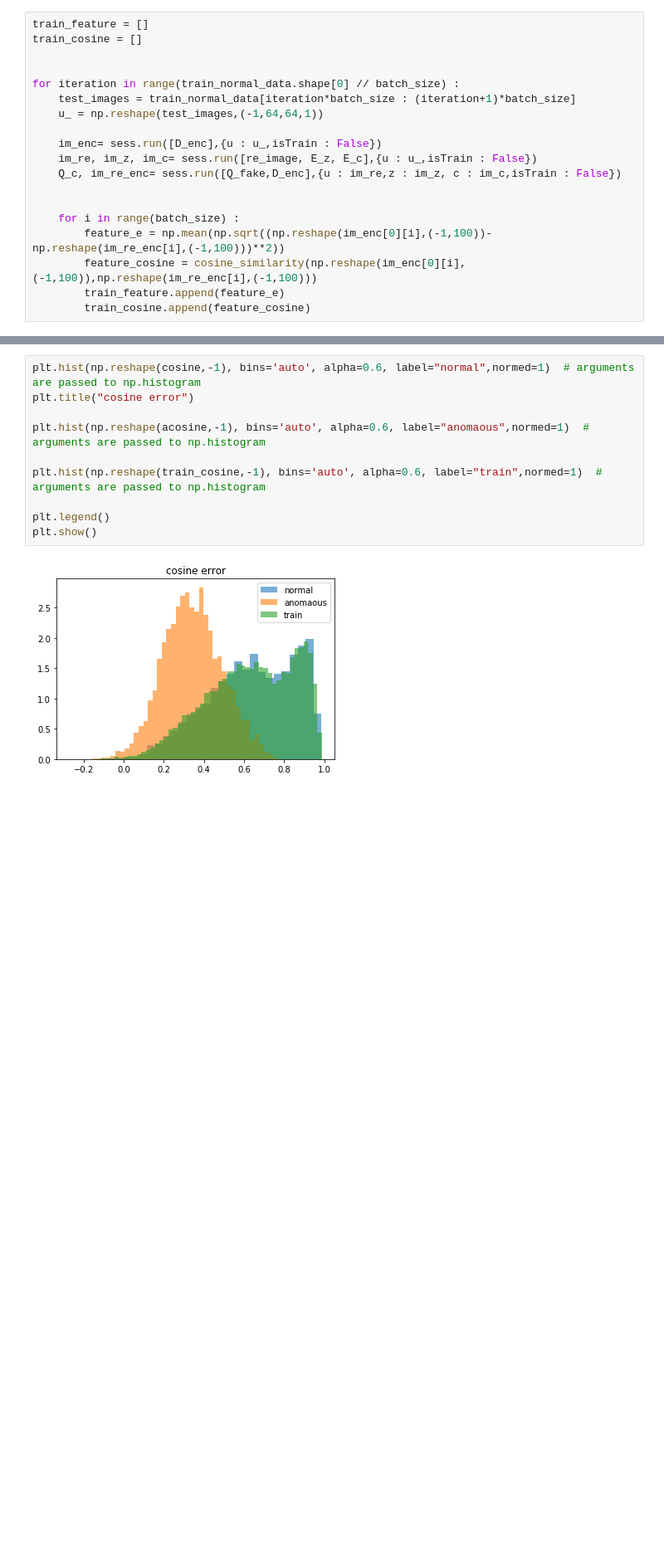
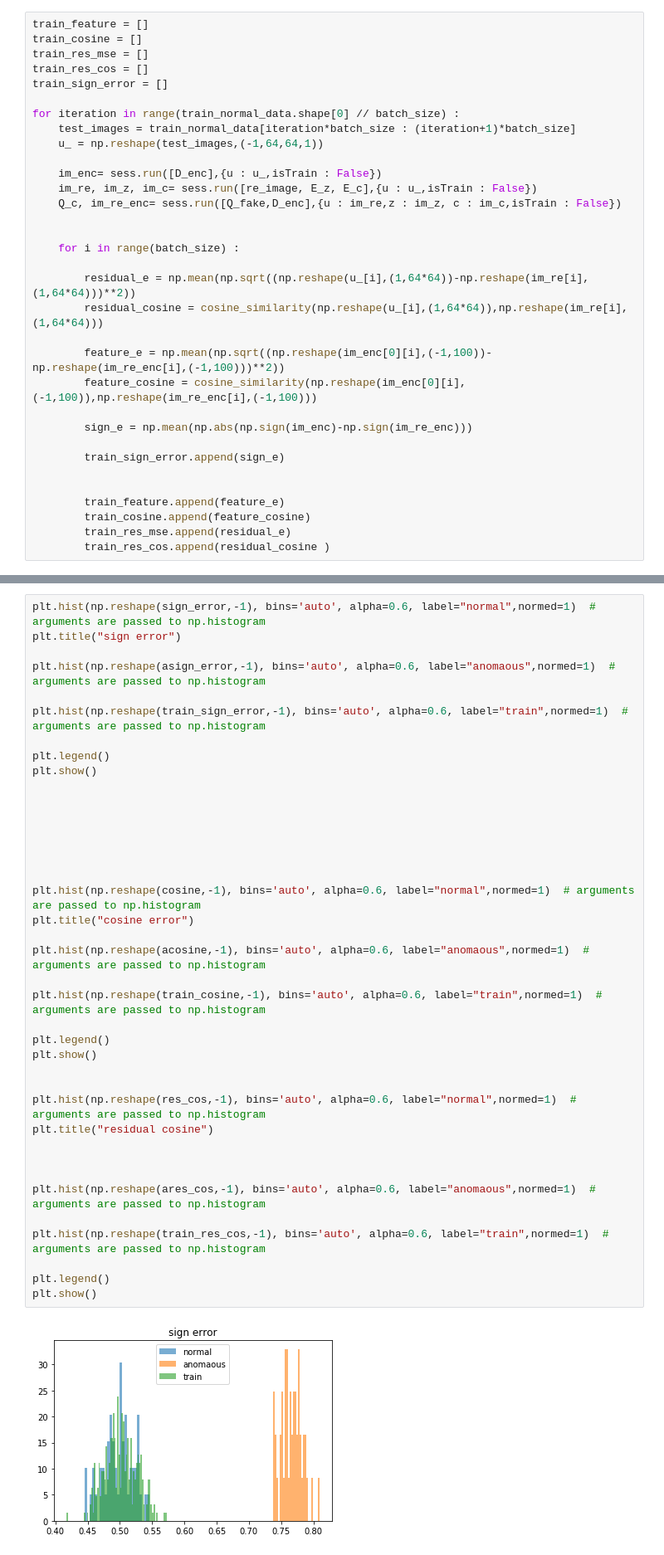
Before and after one commit to kangheeyong/2018-1-Deep-Learing-pc1, a Jupyter notebook: 2018-2/for_19411/heeyong4/test_2_BE_infoGANs_for_FD.ipynb, the cells around one changed output, grey strips where cells are left out. Shown at 83% size. Cells and saved outputs as stored; diff of their text form; blank space fills up the shorter version.

```diff
--- a/2018-2/for_19411/heeyong4/test_2_BE_infoGANs_for_FD.ipynb
+++ b/2018-2/for_19411/heeyong4/test_2_BE_infoGANs_for_FD.ipynb
@@ -278,7 +290,9 @@ for iteration in range(test_anomalous_data.shape[0] // batch_size) :
 # %%
 train_feature = []
 train_cosine = []
-
+train_res_mse = []
+train_res_cos = []
+train_sign_error = []
 
 for iteration in range(train_normal_data.shape[0] // batch_size) :
     test_images = train_normal_data[iteration*batch_size : (iteration+1)*batch_size]
@@ -290,9 +304,21 @@ for iteration in range(train_normal_data.shape[0] // batch_size) :
 
 
     for i in range(batch_size) :
+
+        residual_e = np.mean(np.sqrt((np.reshape(u_[i],(1,64*64))-np.reshape(im_re[i],(1,64*64)))**2))
+        residual_cosine = cosine_similarity(np.reshape(u_[i],(1,64*64)),np.reshape(im_re[i],(1,64*64)))
+
         feature_e = np.mean(np.sqrt((np.reshape(im_enc[0][i],(-1,100))-np.reshape(im_re_enc[i],(-1,100)))**2))
         feature_cosine = cosine_similarity(np.reshape(im_enc[0][i],(-1,100)),np.reshape(im_re_enc[i],(-1,100)))
+
+        sign_e = np.mean(np.abs(np.sign(im_enc)-np.sign(im_re_enc)))
+
+        train_sign_error.append(sign_e)
+
+
         train_feature.append(feature_e)
         train_cosine.append(feature_cosine)
+        train_res_mse.append(residual_e)
+        train_res_cos.append(residual_cosine )
 # %%
 
@@ -316,12 +419,41 @@ plt.show()
 # %%
+plt.hist(np.reshape(sign_error,-1), bins='auto', alpha=0.6, label="normal",normed=1)  # arguments are passed to np.histogram
+plt.title("sign error")
+
+plt.hist(np.reshape(asign_error,-1), bins='auto', alpha=0.6, label="anomaous",normed=1)  # arguments are passed to np.histogram
+
+plt.hist(np.reshape(train_sign_error,-1), bins='auto', alpha=0.6, label="train",normed=1)  # arguments are passed to np.histogram
+
+plt.legend()
+plt.show()
+
+
+
+
+
+
+
 plt.hist(np.reshape(cosine,-1), bins='auto', alpha=0.6, label="normal",normed=1)  # arguments are passed to np.histogram
 plt.title("cosine error")
 
 plt.hist(np.reshape(acosine,-1), bins='auto', alpha=0.6, label="anomaous",normed=1)  # arguments are passed to np.histogram
 
 plt.hist(np.reshape(train_cosine,-1), bins='auto', alpha=0.6, label="train",normed=1)  # arguments are passed to np.histogram
 
 plt.legend()
 plt.show()
+
+
+plt.hist(np.reshape(res_cos,-1), bins='auto', alpha=0.6, label="normal",normed=1)  # arguments are passed to np.histogram
+plt.title("residual cosine")
+
+
+
+plt.hist(np.reshape(ares_cos,-1), bins='auto', alpha=0.6, label="anomaous",normed=1)  # arguments are passed to np.histogram
+
+plt.hist(np.reshape(train_res_cos,-1), bins='auto', alpha=0.6, label="train",normed=1)  # arguments are passed to np.histogram
+
+plt.legend()
+plt.show()
 # %% [output]
-[figure, old version]
+[figure, new version]
```
Also changed, not shown: parts of 17 cells of this notebook, 16 other files.
